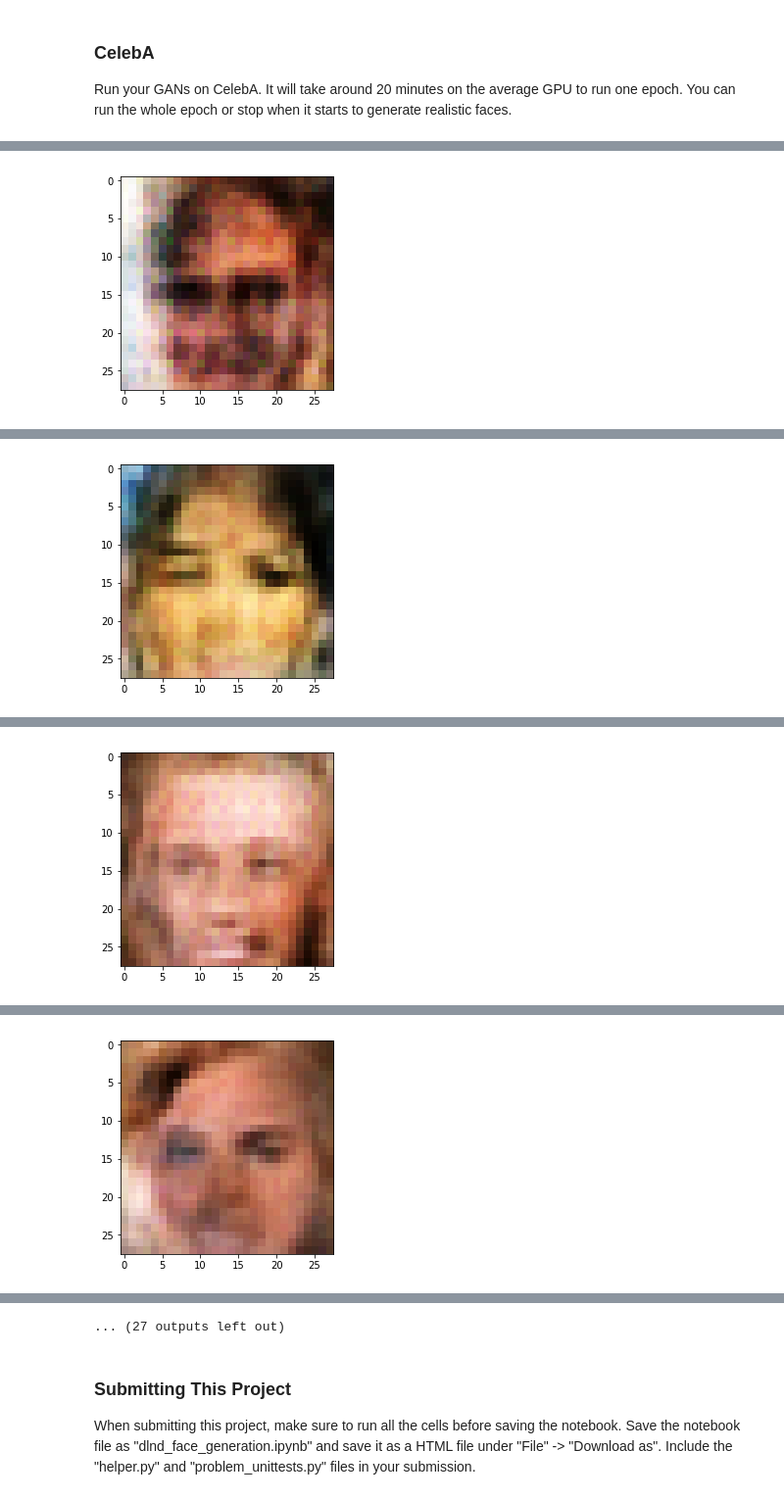
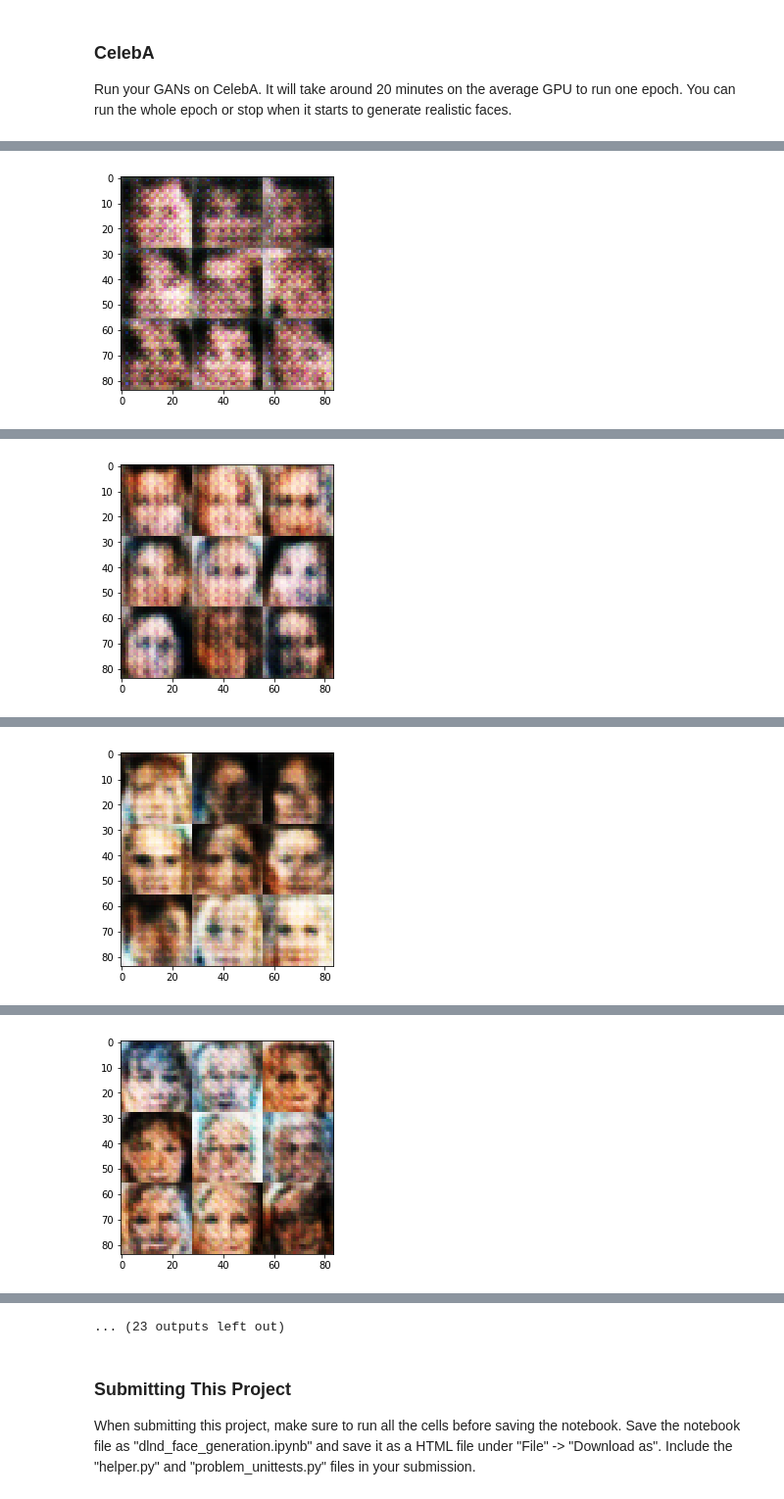
Before and after one commit to ZmeiGorynych/deep-learning, a Jupyter notebook: face_generation/dlnd_face_generation_wgan.ipynb, the cells around one changed output, grey strips where cells are left out. Shown at 98% size. Drawn from its saved outputs; the diff is of its cells as text; code cells hidden in the pictures.

```diff
--- a/face_generation/dlnd_face_generation_wgan.ipynb
+++ b/face_generation/dlnd_face_generation_wgan.ipynb
@@ -156,7 +156,7 @@ def discriminator(images, reuse=False, alpha=0.2):
                      kernel_size = 5,
                      strides = 1,
                      padding="same")
-        x = tf.contrib.keras.layers.LeakyReLU(alpha)(x)
+        x = tf.concat([images,tf.contrib.keras.layers.LeakyReLU(alpha)(x)],3)
         for i in range(3):
             x = tf.layers.conv2d(inputs = x,
                                  filters = filters,
@@ -397,7 +397,7 @@ def train(epoch_count, batch_size, z_dim, learning_rate, beta1, get_batches, dat
                                    generator(input_z,out_channel_dim, is_train=False),
                                    feed_dict={input_z: sample_z})
                     samples.append(gen_samples)
-                    _ = show_generator_output(sess, 1, input_z, out_channel_dim, data_image_mode)
+                    _ = show_generator_output(sess,9, input_z, out_channel_dim, data_image_mode)
 
         saver.save(sess, './checkpoints/generator.ckpt')
     import pickle
@@ -502,9 +502,9 @@ z_dim = 100
 learning_rate = 0.0001
 beta1 = 0.5
 print_every = 10
-show_every= 500
+show_every= 100
 
-epochs = 10
+epochs = 2
 
 celeba_dataset = helper.Dataset('celeba', glob(os.path.join(data_dir, 'img_align_celeba/*.jpg')))
 with tf.Graph().as_default():
@@ -531 +524 @@ Epoch 1/10... Discriminator Loss: -0.7714... Generator Loss: -18.7654
-[figure, old version]
+[figure, new version]
@@ -549 +535 @@ Epoch 1/10... Discriminator Loss: -1.0816... Generator Loss: -27.9987
-[figure, old version]
+[figure, new version]
@@ -567 +546 @@ Epoch 1/10... Discriminator Loss: -0.8306... Generator Loss: -12.7571
-[figure, old version]
+[figure, new version]
@@ -585 +557 @@ Epoch 2/10... Discriminator Loss: -0.2685... Generator Loss: -12.1819
-[figure, old version]
+[figure, new version]
@@ -622,4 +580,4 @@ Epoch 2/10... Discriminator Loss: -1.2088... Generator Loss: -4.8372
-... (27 outputs left out)
+... (23 outputs left out)
 # %% [markdown]
 ### Submitting This Project
 When submitting this project, make sure to run all the cells before saving the notebook. Save the notebook file as "dlnd_face_generation.ipynb" and save it as a HTML file under "File" -> "Download as". Include the "helper.py" and "problem_unittests.py" files in your submission.
```
Also changed, not shown: parts of 6 cells of this notebook, 3 other files.
